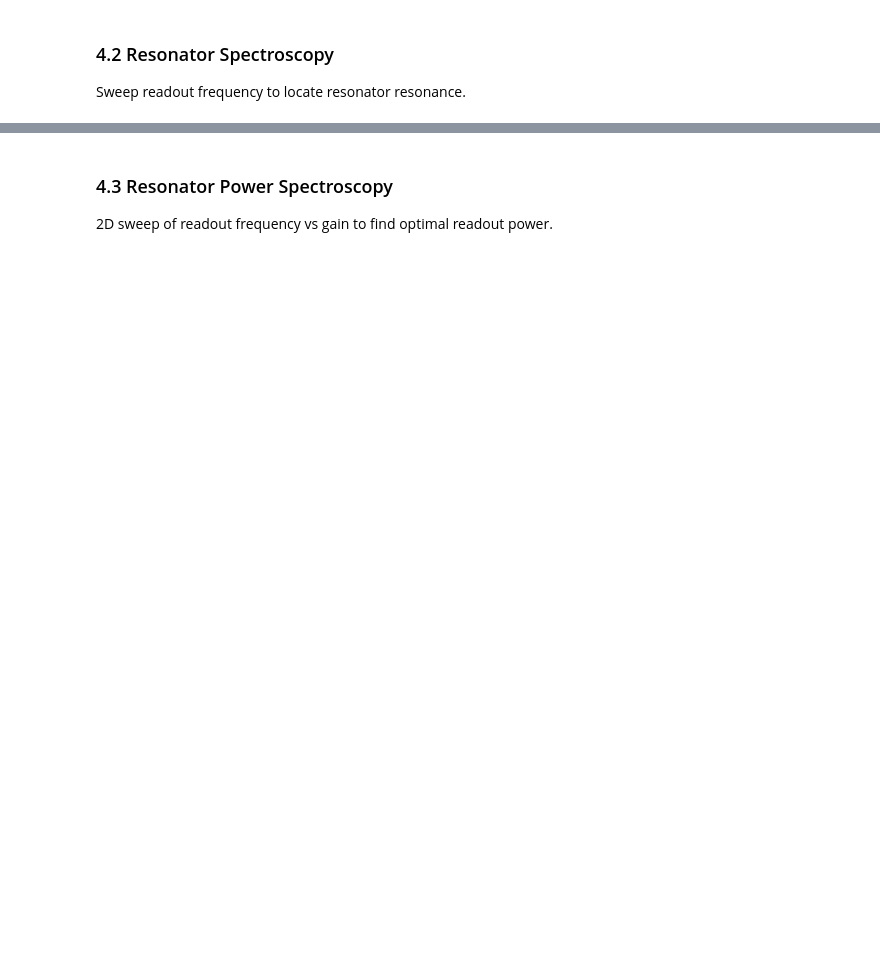
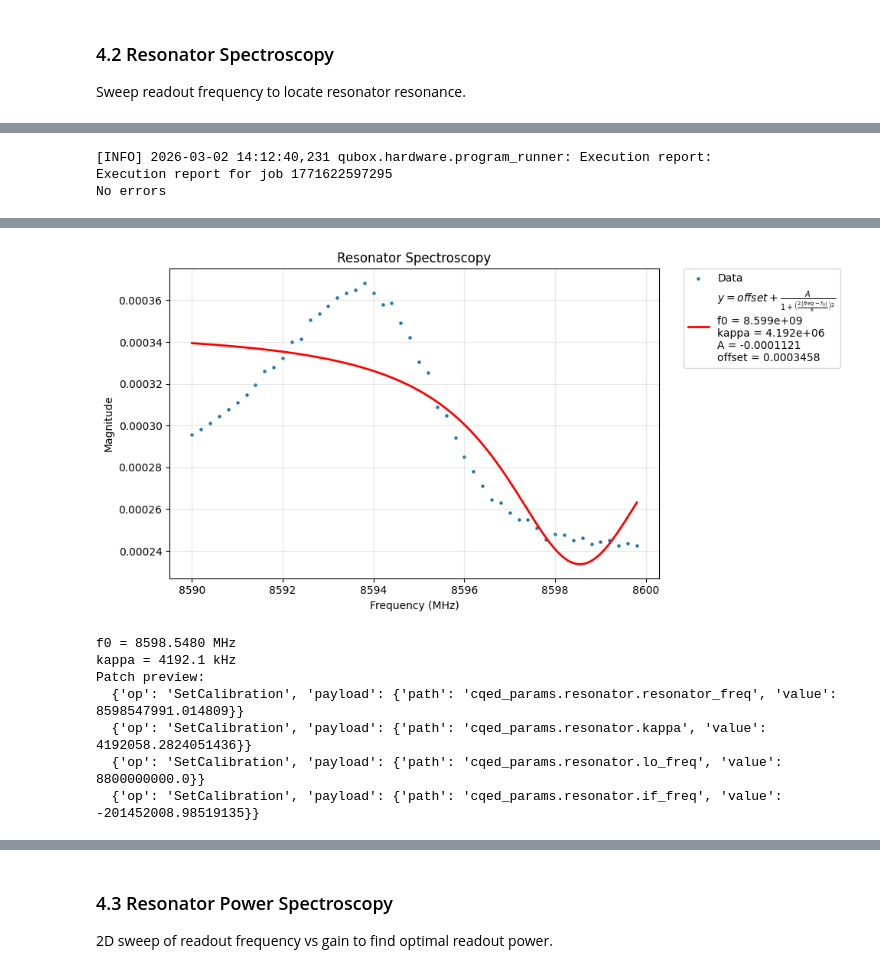
Before and after one commit to SoraUmika/qubox, a Jupyter notebook: notebooks/post_cavity_experiment_context.ipynb, the cells around one changed output, grey strips where cells are left out. Drawn from its saved outputs; the diff is of its cells as text; code cells hidden in the pictures; blank space fills up the shorter version.

```diff
--- a/notebooks/post_cavity_experiment_context.ipynb
+++ b/notebooks/post_cavity_experiment_context.ipynb
@@ -480,10 +715,11 @@ res_cycle = orch.run_analysis_patch_cycle(
     spec,
     run_kwargs={
         "readout_op": "readout",
-        "rf_begin": 8560 * u.MHz,
-        "rf_end": 8640 * u.MHz,
+        "rf_begin": 8590 * u.MHz,
+        "rf_end": 8600 * u.MHz,
         "df": 200 * u.kHz,
         "n_avg": 10000,
+        "ro_therm_clks": 1000,
     },
     analyze_kwargs={"update_calibration": True},
     apply=False,
@@ -501,3 +737,4 @@ for item in res_cycle["dry_run"]["preview"]:
 
 # Commit only after review:
 # orch.apply_patch(res_cycle["patch"], dry_run=False)
+# %% [output]
@@ -503,0 +744,3 @@ for item in res_cycle["dry_run"]["preview"]:
+[INFO] 2026-03-02 14:12:40,231 qubox.hardware.program_runner: Execution report:
+Execution report for job 1771622597295
+No errors
@@ -503,0 +748,8 @@ for item in res_cycle["dry_run"]["preview"]:
+[figure, added]
+f0 = 8598.5480 MHz
+kappa = 4192.1 kHz
+Patch preview:
+  {'op': 'SetCalibration', 'payload': {'path': 'cqed_params.resonator.resonator_freq', 'value': 8598547991.014809}}
+  {'op': 'SetCalibration', 'payload': {'path': 'cqed_params.resonator.kappa', 'value': 4192058.2824051436}}
+  {'op': 'SetCalibration', 'payload': {'path': 'cqed_params.resonator.lo_freq', 'value': 8800000000.0}}
+  {'op': 'SetCalibration', 'payload': {'path': 'cqed_params.resonator.if_freq', 'value': -201452008.98519135}}
```
Also changed, not shown: parts of 33 cells of this notebook, 12 other files.
